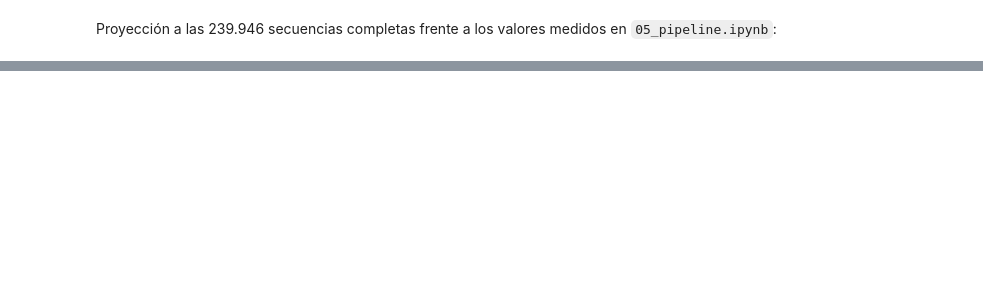
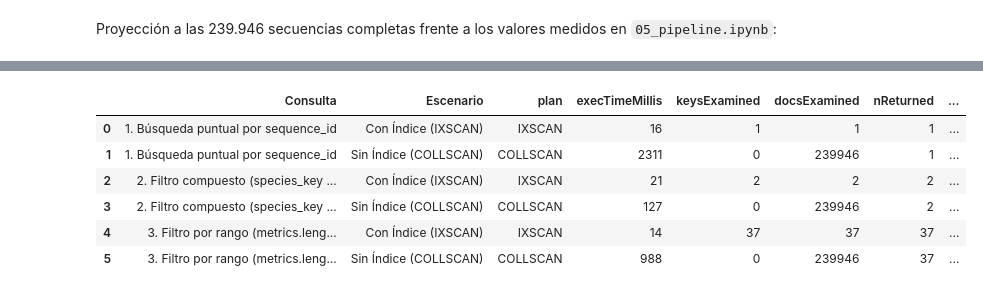
Before and after one commit to JuanSebastianLopez15/Corte2Proyecto, a Jupyter notebook: notebooks/09_experimento_kmers.ipynb, the cells around one changed output, grey strips where cells are left out. Cells and saved outputs as stored; diff of their text form; code cells hidden in the pictures; blank space fills up the shorter version.

```diff
--- a/notebooks/09_experimento_kmers.ipynb
+++ b/notebooks/09_experimento_kmers.ipynb
@@ -200,0 +341,59 @@ df_proyeccion
+# %%
+db_full = client["panteon"]  # Base completa con las 239.946 secuencias
+
+pruebas_indices = [
+    (
+        "1. Búsqueda puntual por sequence_id",
+        {"sequence_id": "PDB00000001"},
+        {"_id": 0, "sequence_id": 1, "classification_raw": 1, "metrics.length": 1}
+    ),
+    (
+        "2. Filtro compuesto (species_key + te_superfamily)",
+        {"species_key": "halicephalobus mephisto", "te_superfamily": "HELITRON"},
+        {"_id": 0, "sequence_id": 1, "metrics.length": 1}
+    ),
+    (
+        "3. Filtro por rango (metrics.length > 18000)",
+        {"metrics.length": {"$gt": 18000}},
+        {"_id": 0, "sequence_id": 1, "metrics.length": 1}
+    ),
+]
+
+filas_idx = []
+
+for nombre_q, filtro, proyeccion in pruebas_indices:
+    # A. CON ÍNDICE (optimizador normal de MongoDB)
+    ex_con = db_full.sequences.find(filtro, proyeccion).explain()
+    stats_con = extraer_explain(ex_con)
+    ms_con = medir_tiempo_ms(lambda: list(db_full.sequences.find(filtro, proyeccion)), repeticiones=5)
+
+    # B. SIN ÍNDICE (forzando escaneo secuencial COLLSCAN con hint $natural)
+    ex_sin = db_full.sequences.find(filtro, proyeccion).hint({"$natural": 1}).explain()
+    stats_sin = extraer_explain(ex_sin)
+    t0 = time.perf_counter()
+    list(db_full.sequences.find(filtro, proyeccion).hint({"$natural": 1}))
+    ms_sin = round((time.perf_counter() - t0) * 1000, 2)
+
+    filas_idx.append({
+        "Consulta": nombre_q,
+        "Escenario": "Con Índice (IXSCAN)",
+        **stats_con,
+        "tiempo_cliente_ms": ms_con
+    })
+    filas_idx.append({
+        "Consulta": nombre_q,
+        "Escenario": "Sin Índice (COLLSCAN)",
+        **stats_sin,
+        "tiempo_cliente_ms": ms_sin
+    })
+
+df_indices = pd.DataFrame(filas_idx)
+display(df_indices)
+# %% [output]
+|  | Consulta | Escenario | plan | execTimeMillis | keysExamined | docsExamined | nReturned | ... |
+| 0 | 1. Búsqueda puntual por sequence_id | Con Índice (IXSCAN) | IXSCAN | 16 | 1 | 1 | 1 | ... |
+| 1 | 1. Búsqueda puntual por sequence_id | Sin Índice (COLLSCAN) | COLLSCAN | 2311 | 0 | 239946 | 1 | ... |
+| 2 | 2. Filtro compuesto (species_key ... | Con Índice (IXSCAN) | IXSCAN | 21 | 2 | 2 | 2 | ... |
+| 3 | 2. Filtro compuesto (species_key ... | Sin Índice (COLLSCAN) | COLLSCAN | 127 | 0 | 239946 | 2 | ... |
+| 4 | 3. Filtro por rango (metrics.leng... | Con Índice (IXSCAN) | IXSCAN | 14 | 37 | 37 | 37 | ... |
+| 5 | 3. Filtro por rango (metrics.leng... | Sin Índice (COLLSCAN) | COLLSCAN | 988 | 0 | 239946 | 37 | ... |
```
Also changed, not shown: parts of 10 cells of this notebook, 1 other file.
